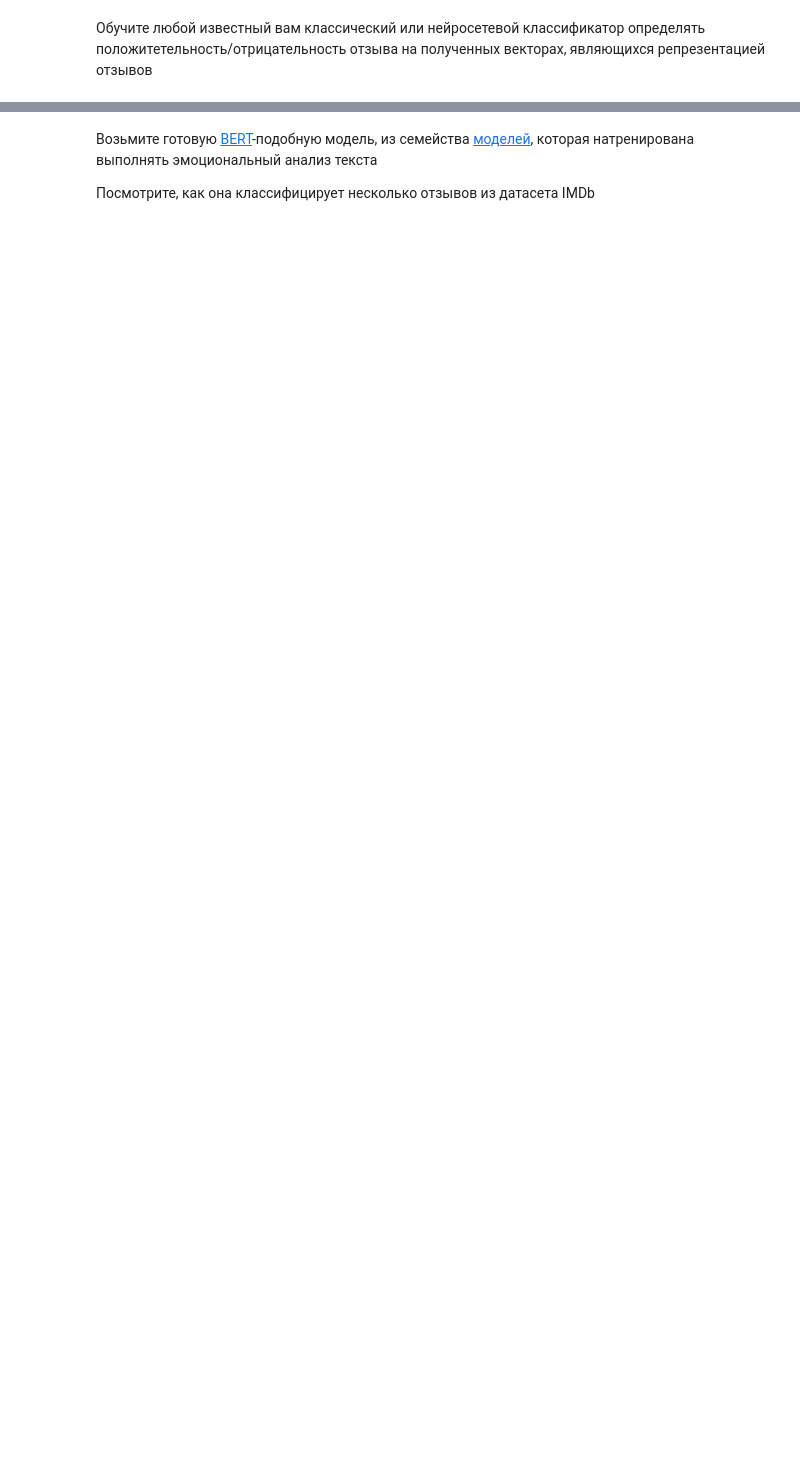
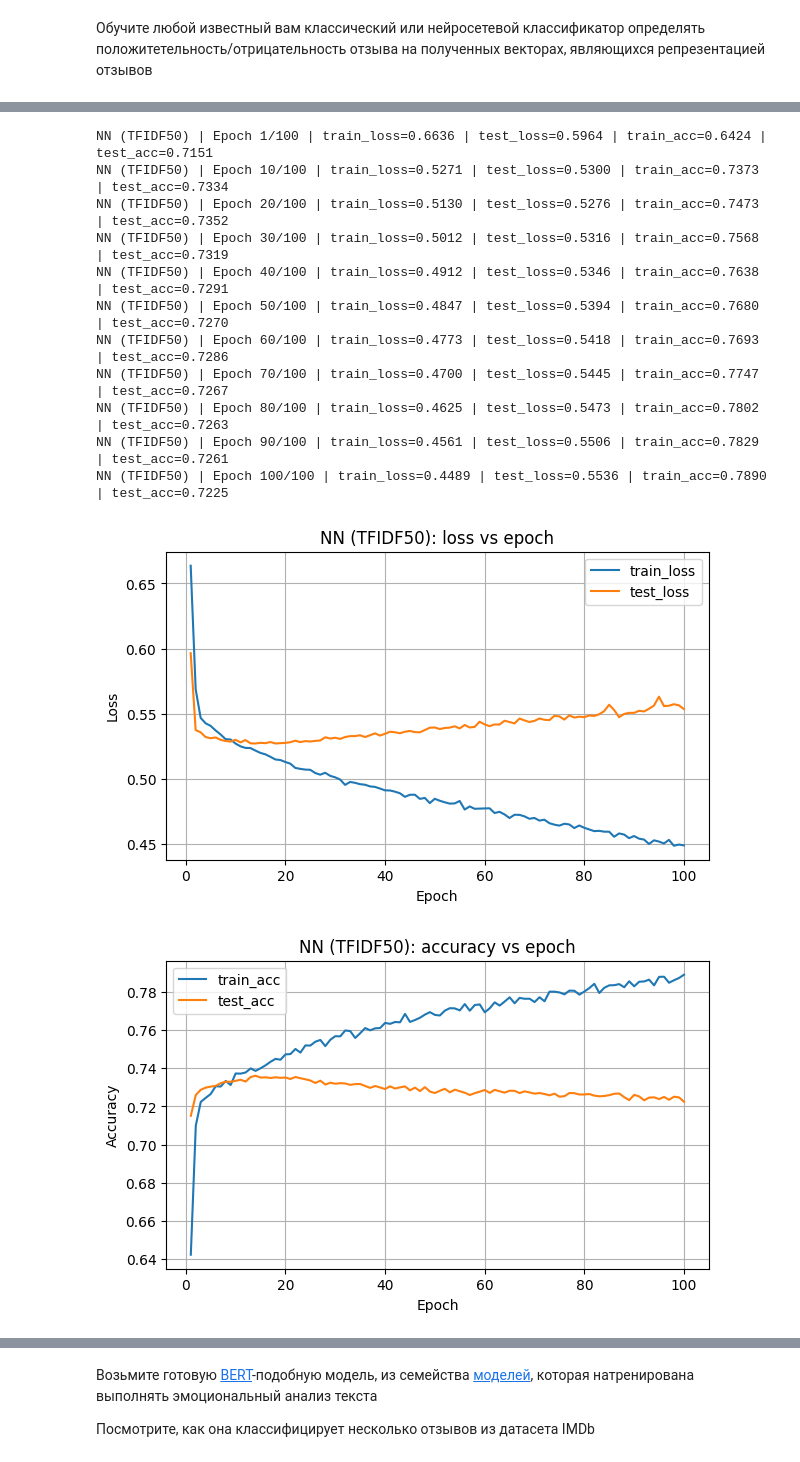
Before and after one commit to Saharochekl/FSR_ML, a Jupyter notebook: hometasks/Theme 11/Sem11_02.ipynb, the cells around one changed output, grey strips where cells are left out. Cells and saved outputs as stored; diff of their text form; code cells hidden in the pictures; blank space fills up the shorter version.

```diff
--- a/hometasks/Theme 11/Sem11_02.ipynb
+++ b/hometasks/Theme 11/Sem11_02.ipynb
@@ -206,0 +532,4 @@ $idf(t)$ - логарифм отношения количества докуме
+# %%
+# -------- device --------
+device = torch.device("mps" if torch.backends.mps.is_available() else "cpu")
+print("device:", device)
@@ -206,0 +538,29 @@ $idf(t)$ - логарифм отношения количества докуме
+# %%
+
+# -------- DataLoader для CSR--------
+class IdxDataset(Dataset):
+    def __init__(self, n):
+        self.n = int(n)
+    def __len__(self):
+        return self.n
+    def __getitem__(self, i):
+        return int(i)
+
+def make_loader(X_csr, y, batch_size=256, shuffle=True):
+    y = np.asarray(y, dtype=np.int64)
+
+    def collate_fn(idxs):
+        idxs = np.asarray(idxs, dtype=np.int64)
+        # Важно: срез CSR -> плотный массив батчем (быстрее, чем по одному)
+        Xb = X_csr[idxs].toarray().astype(np.float32)
+        yb = y[idxs]
+        return torch.from_numpy(Xb), torch.from_numpy(yb)
+
+    return DataLoader(
+        IdxDataset(X_csr.shape[0]),
+        batch_size=batch_size,
+        shuffle=shuffle,
+        num_workers=0,
+        collate_fn=collate_fn,
+        pin_memory=False,
+    )
@@ -206,0 +711,25 @@ $idf(t)$ - логарифм отношения количества докуме
+# %%
+
+# ---------------- RUNS ----------------
+# TFIDF50
+res_nn_50 = train_nn(
+    X_train_50, y_train, X_test_50, y_test,
+    name="NN (TFIDF50)",
+    hidden_dim=256, dropout=0.4,
+    weight_decay=1e-4, lr=1e-3,
+    batch_size=1024, n_epochs=100
+)
+# %% [output]
+NN (TFIDF50) | Epoch 1/100 | train_loss=0.6636 | test_loss=0.5964 | train_acc=0.6424 | test_acc=0.7151
+NN (TFIDF50) | Epoch 10/100 | train_loss=0.5271 | test_loss=0.5300 | train_acc=0.7373 | test_acc=0.7334
+NN (TFIDF50) | Epoch 20/100 | train_loss=0.5130 | test_loss=0.5276 | train_acc=0.7473 | test_acc=0.7352
+NN (TFIDF50) | Epoch 30/100 | train_loss=0.5012 | test_loss=0.5316 | train_acc=0.7568 | test_acc=0.7319
+NN (TFIDF50) | Epoch 40/100 | train_loss=0.4912 | test_loss=0.5346 | train_acc=0.7638 | test_acc=0.7291
+NN (TFIDF50) | Epoch 50/100 | train_loss=0.4847 | test_loss=0.5394 | train_acc=0.7680 | test_acc=0.7270
+NN (TFIDF50) | Epoch 60/100 | train_loss=0.4773 | test_loss=0.5418 | train_acc=0.7693 | test_acc=0.7286
+NN (TFIDF50) | Epoch 70/100 | train_loss=0.4700 | test_loss=0.5445 | train_acc=0.7747 | test_acc=0.7267
+NN (TFIDF50) | Epoch 80/100 | train_loss=0.4625 | test_loss=0.5473 | train_acc=0.7802 | test_acc=0.7263
+NN (TFIDF50) | Epoch 90/100 | train_loss=0.4561 | test_loss=0.5506 | train_acc=0.7829 | test_acc=0.7261
+NN (TFIDF50) | Epoch 100/100 | train_loss=0.4489 | test_loss=0.5536 | train_acc=0.7890 | test_acc=0.7225
+[figure, added]
+[figure, added]
```
Also changed, not shown: parts of 36 cells of this notebook.
